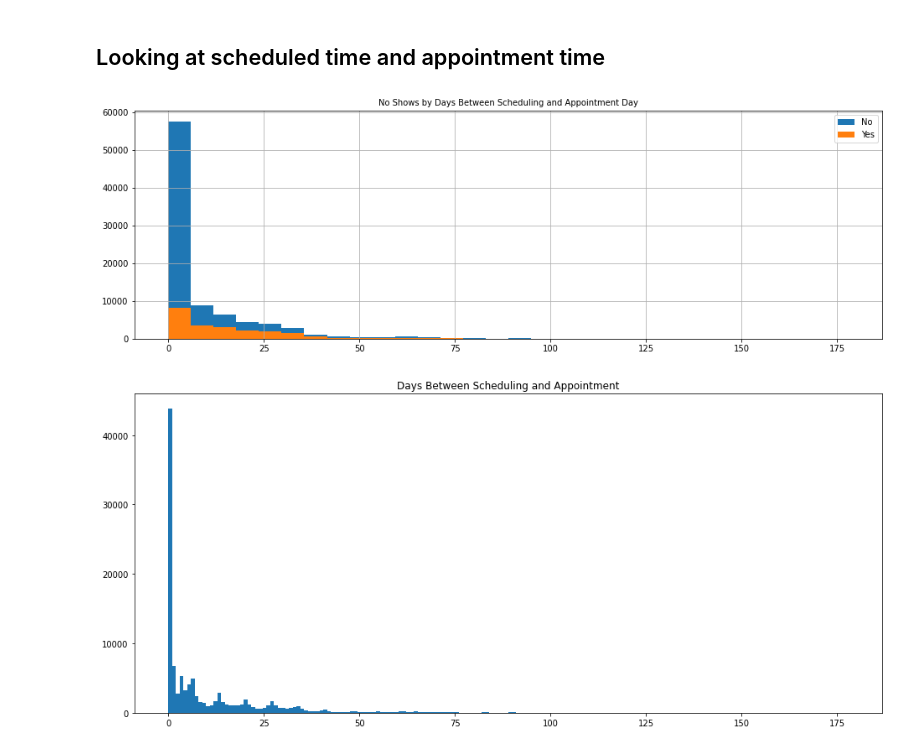
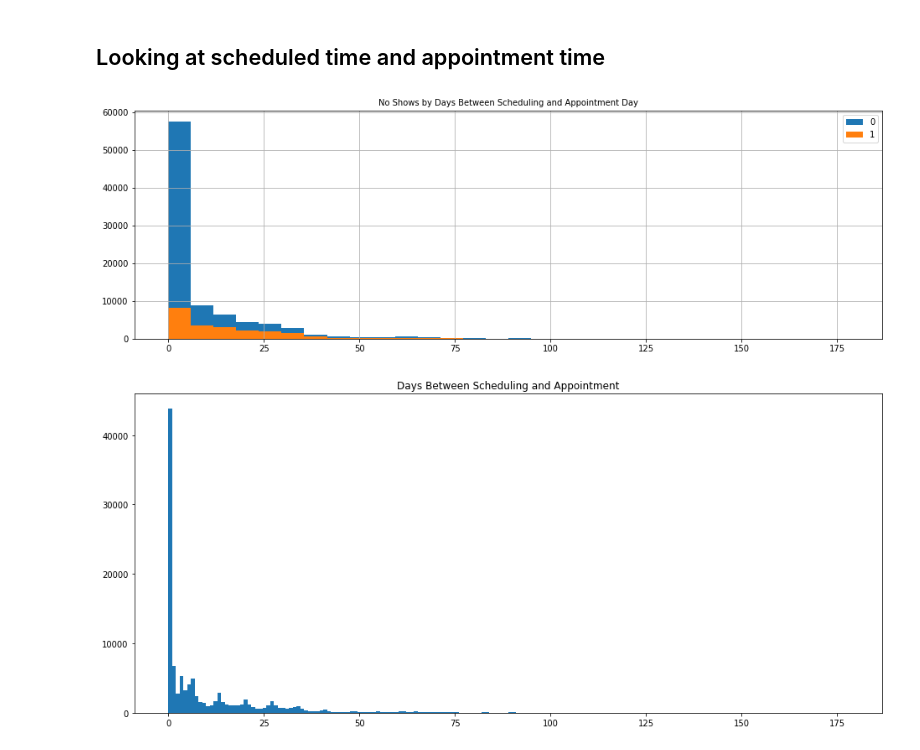
Before and after one commit to mgalaviz1/my_work, a Jupyter notebook: capstone2/predicting_no_shows.ipynb, the cells around one changed output. Saved outputs shown, nothing was run; the diff lists cells and outputs as text; code cells hidden in the pictures.

```diff
--- a/capstone2/predicting_no_shows.ipynb
+++ b/capstone2/predicting_no_shows.ipynb
@@ -357,8 +359,11 @@ df = df.drop(columns=['Handcap'])
 df['Reminder'] = df['SMS_received']
 df = df.drop(columns=['SMS_received'])
 
-df['no_show'] = df['No-show']
+df['show'] = df['No-show']
 df = df.drop(columns=['No-show'])
+# %%
+# changing target to binary
+df['show'] = df.show.transform(lambda x: int(x =='Yes'))
 # %% [markdown]
 Converting to datetime data type and creating day of week variables.
 # %%
@@ -532,12 +517,12 @@ From pairplot, we can see that variables do not have a linear relationship with
 # %%
 # plotting effect of time betweeen scheduling and appointment day on no shows
 
 plt.figure(figsize=(16,5))
-df.groupby('no_show')['day_diff'].hist(bins=30)
+df.groupby('show')['day_diff'].hist(bins=30)
 plt.title('No Shows by Days Between Scheduling and Appointment Day', size = '10')
-plt.legend(df.no_show.unique());
+plt.legend(df.show.unique());
 # %% [output]
-[figure, old version]
+[figure, new version]
 # %%
 plt.figure(figsize=(16,7))
 plt.hist(x='day_diff', data=df, bins = 180)
```
Also changed, not shown: parts of 74 cells of this notebook.
